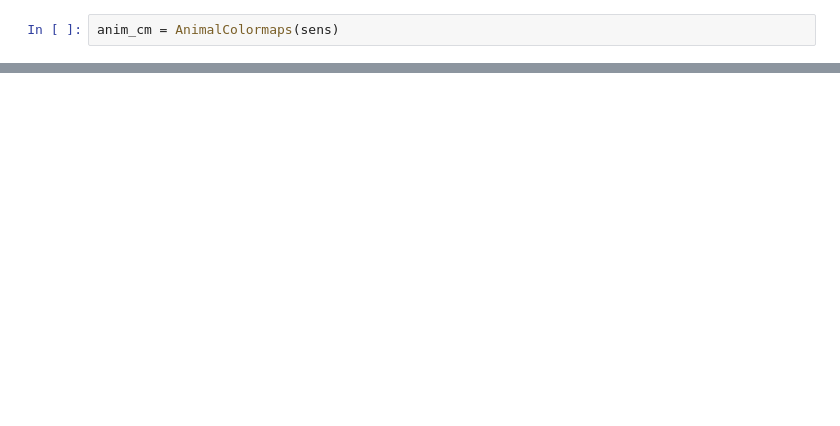
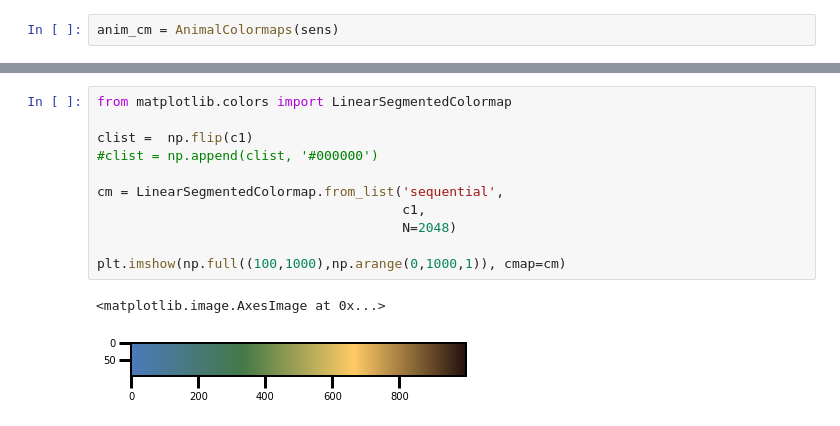
Before and after one commit to afeinstein20/animal_colors, a Jupyter notebook: examples.ipynb, the cells around one changed output, grey strips where cells are left out. Saved outputs shown, nothing was run; the diff lists cells and outputs as text; blank space fills up the shorter version.

```diff
--- a/examples.ipynb
+++ b/examples.ipynb
@@ -24,0 +33,14 @@ for i in range(len(c)):
+# %%
+from matplotlib.colors import LinearSegmentedColormap
+
+clist =  np.flip(c1)
+#clist = np.append(clist, '#000000')
+
+cm = LinearSegmentedColormap.from_list('sequential',
+                                       c1,
+                                       N=2048)
+
+plt.imshow(np.full((100,1000),np.arange(0,1000,1)), cmap=cm)
+# %% [output]
+<matplotlib.image.AxesImage at 0x...>
+[figure, added]
```
Also changed, not shown: parts of 5 cells of this notebook, 1 other file.
